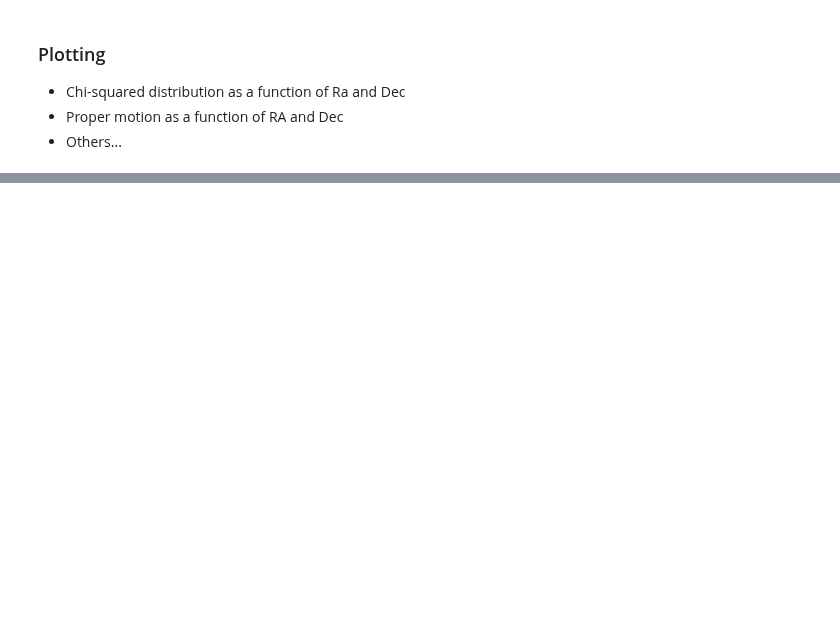
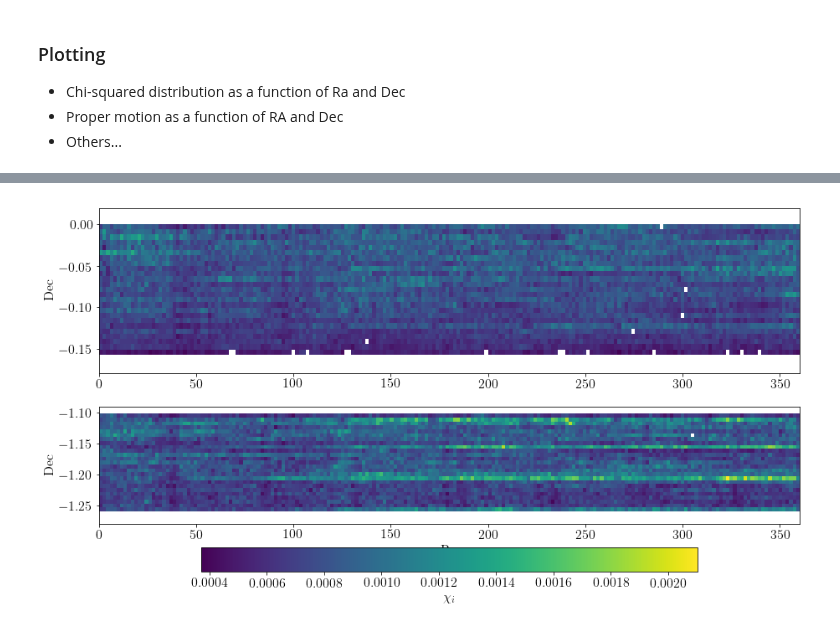
Before and after one commit to dirac-institute/uw-astr598-w18, a Jupyter notebook: homeworks/group1/ASTR598_Astrostatistics_HW2_Group1.ipynb, the cells around one changed output, grey strips where cells are left out. Cells and saved outputs as stored; diff of their text form; code cells hidden in the pictures; blank space fills up the shorter version.

```diff
--- a/homeworks/group1/ASTR598_Astrostatistics_HW2_Group1.ipynb
+++ b/homeworks/group1/ASTR598_Astrostatistics_HW2_Group1.ipynb
@@ -228,0 +299,26 @@ Number of matched objects in HLC data: 3218120 and NSC data: 1481111
+# %%
+import astroML as aml
+from astroML.plotting import setup_text_plots
+from astroML.stats import binned_statistic_2d
+
+setup_text_plots(fontsize=16, usetex=True)
+
+num_bins=200
+
+chii, xedge, yedge = binned_statistic_2d(maskednsc["ra"], maskednsc["dec"], chi2i, 'median', bins=num_bins)
+N, xedge, yedge = binned_statistic_2d(maskednsc["ra"], maskednsc["dec"], maskednsc, 'count', bins=num_bins)
+# %%
+fig, ax = plt.subplots(2, 1, figsize=(15, 8))
+ax[0].imshow(chii, origin='lower', aspect="auto", extent=[xedge[0], xedge[-1], yedge[0], yedge[-1]])
+ax[0].set_ylim(-0.18, 0.02)
+
+i = ax[1].imshow(chii, origin='lower', aspect="auto", extent=[xedge[0], xedge[-1], yedge[0], yedge[-1]])
+ax[1].set_ylim(-1.28, -1.09)
+
+ax[0].set_ylabel("Dec")
+ax[1].set_ylabel("Dec")
+ax[1].set_xlabel("Ra")
+plt.colorbar(mappable=i, ax=ax[1], pad=0.14, orientation='horizontal', label=r"$\chi_i$")
+plt.show()
+# %% [output]
+[figure, added]
```
Also changed, not shown: parts of 14 cells of this notebook.
